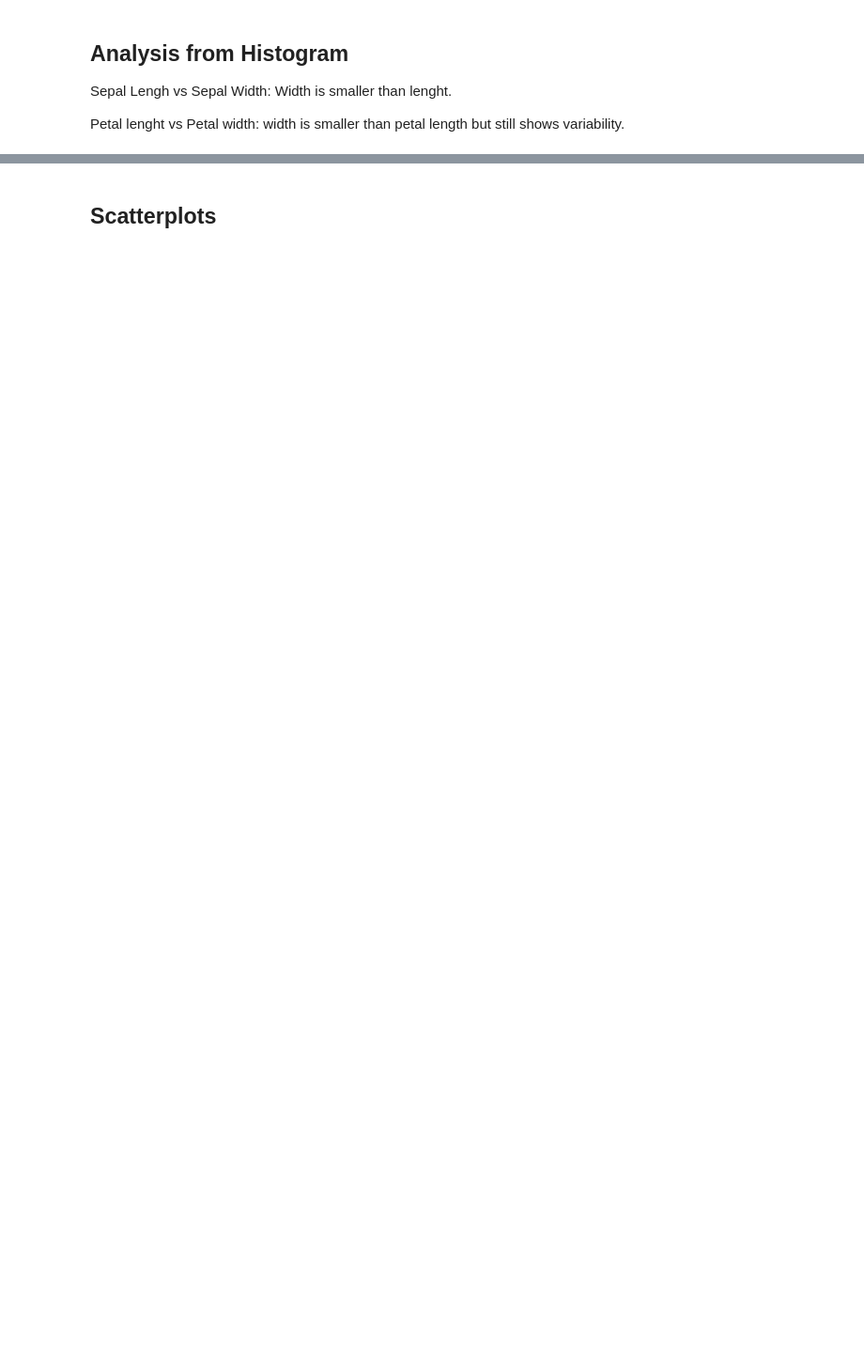
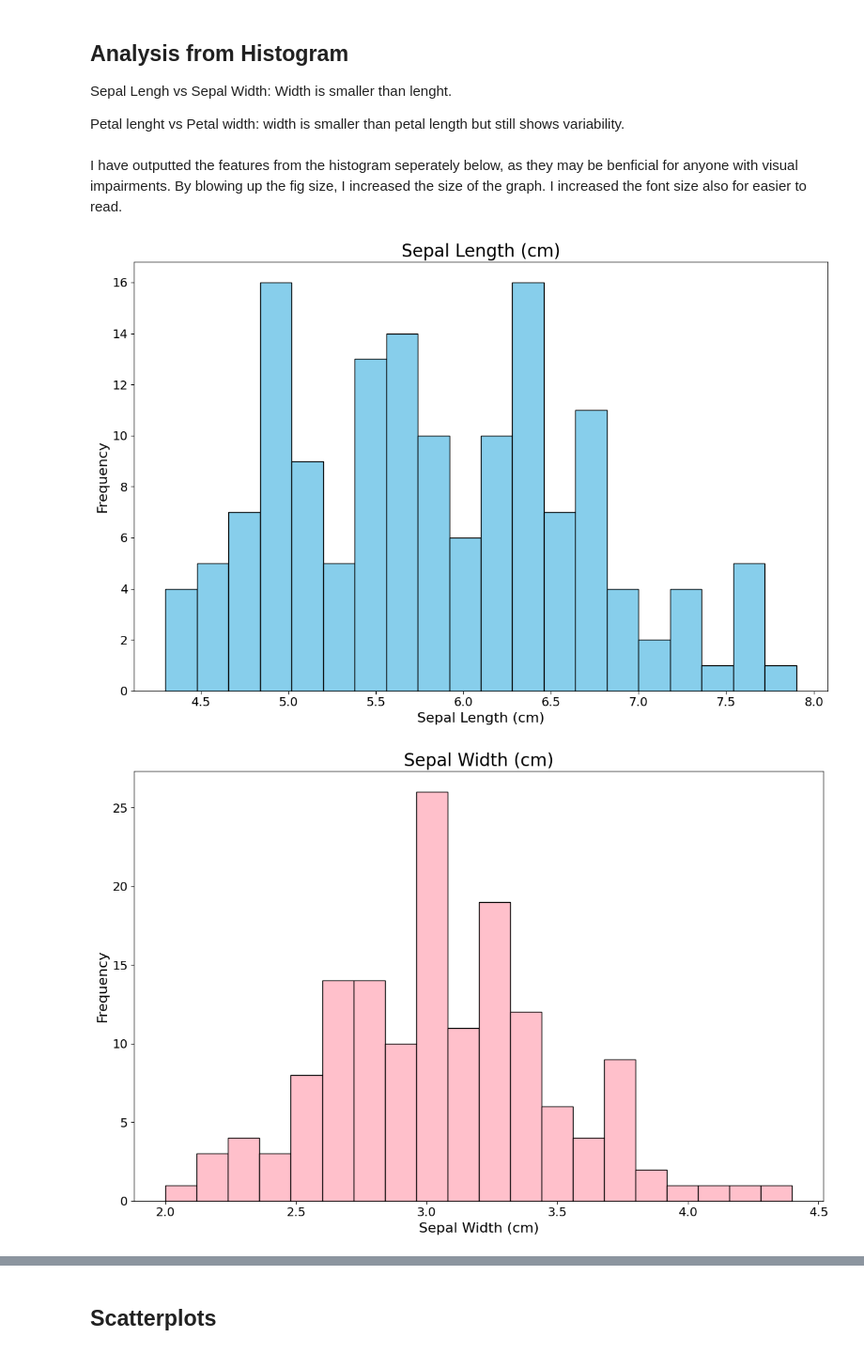
Before and after one commit to LDonn32/pands-project, a Jupyter notebook: analysis.ipynb, the cells around one changed output, grey strips where cells are left out. Shown at 94% size. Drawn from its saved outputs; the diff is of its cells as text; code cells hidden in the pictures; blank space fills up the shorter version.

```diff
--- a/analysis.ipynb
+++ b/analysis.ipynb
@@ -216,3 +219,60 @@ plt.show()
 Sepal Lengh vs Sepal Width: Width is smaller than lenght.
 
 Petal lenght vs Petal width: width is smaller than petal length but still shows variability.
+# %% [markdown]
+I have outputted the features from the histogram seperately below, as they may be benficial for anyone with visual impairments. By blowing up the fig size, I increased the size of the graph. I increased the font size also for easier to read.
+# %%
+
+# I create a histogram for each of the features in the iris dataset but this time I save them as separate images.
+
+# Histogram for Sepal Length.
+
+plt.figure(figsize=(12, 8))
+plt.hist(df['sepal length (cm)'], bins=20, color='skyblue', edgecolor='black')
+plt.title('Sepal Length (cm)', fontsize=20)
+plt.xlabel('Sepal Length (cm)', fontsize=16)
+plt.ylabel('Frequency', fontsize=16)
+plt.xticks(fontsize=14)
+plt.yticks(fontsize=14)
+plt.tight_layout()
+plt.savefig('hist_sepal_length.png')
+plt.show()
+
+# Sepal Width
+plt.figure(figsize=(12, 8))
+plt.hist(df['sepal width (cm)'], bins=20, color='pink', edgecolor='black')
+plt.title('Sepal Width (cm)', fontsize=20)
+plt.xlabel('Sepal Width (cm)', fontsize=16)
+plt.ylabel('Frequency', fontsize=16)
+plt.xticks(fontsize=14)
+plt.yticks(fontsize=14)
+plt.tight_layout()
+plt.savefig('hist_sepal_width.png')
+plt.show()
+
+# Petal Length
+plt.figure(figsize=(12, 8))
+plt.hist(df['petal length (cm)'], bins=20, color='red', edgecolor='black')
+plt.title('Petal Length (cm)', fontsize=20)
+plt.xlabel('Petal Length (cm)', fontsize=16)
+plt.ylabel('Frequency', fontsize=16)
+plt.xticks(fontsize=14)
+plt.yticks(fontsize=14)
+plt.tight_layout()
+plt.savefig('hist_petal_length.png')
+plt.show()
+
+# Petal Width
+plt.figure(figsize=(12, 8))
+plt.hist(df['petal width (cm)'], bins=20, color='yellow', edgecolor='black')
+plt.title('Petal Width (cm)', fontsize=20)
+plt.xlabel('Petal Width (cm)', fontsize=16)
+plt.ylabel('Frequency', fontsize=16)
+plt.xticks(fontsize=14)
+plt.yticks(fontsize=14)
+plt.tight_layout()
+
+plt.show()
+# %% [output]
+[figure, added]
+[figure, added]
```
Also changed, not shown: parts of 7 cells of this notebook, 6 other files.
